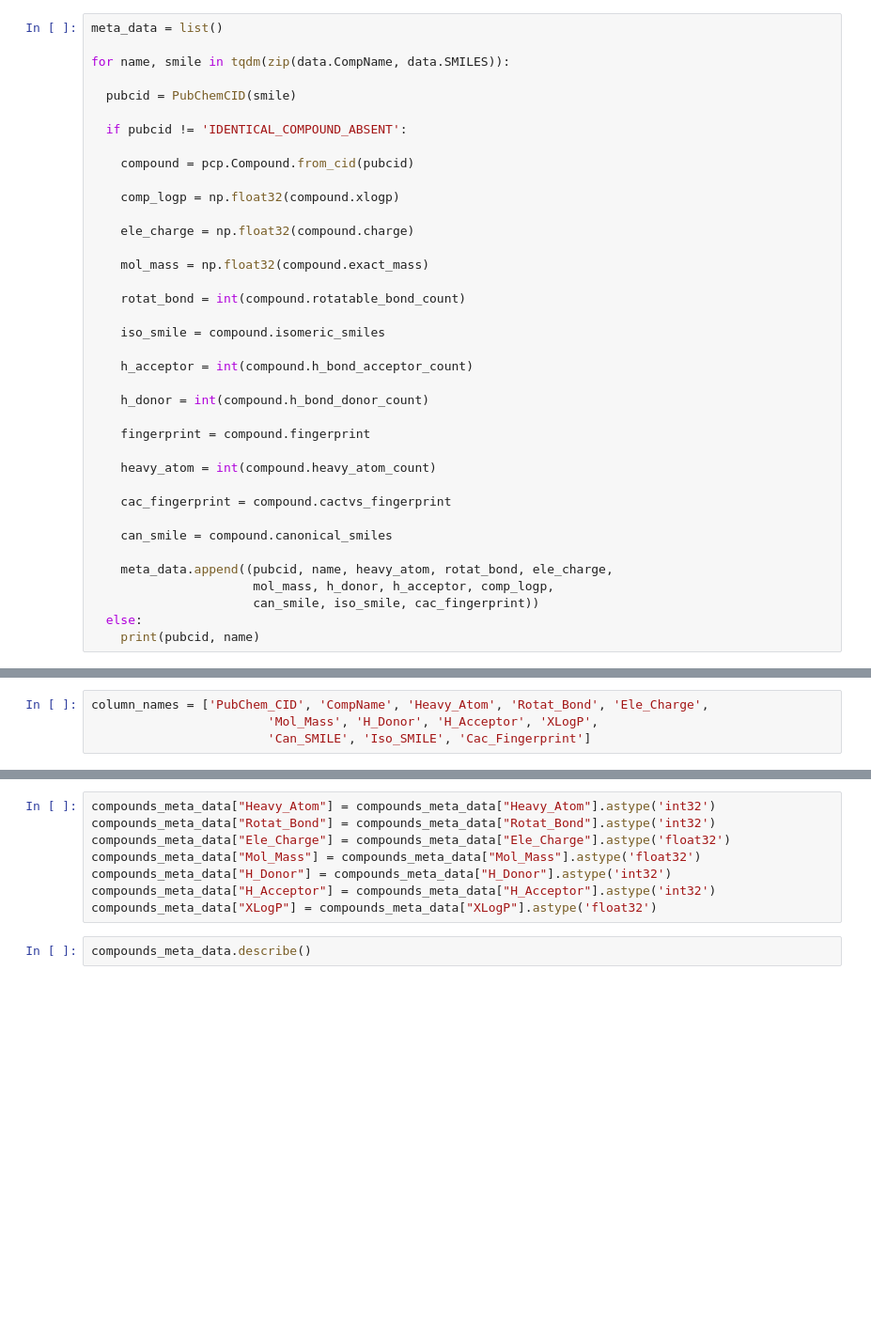
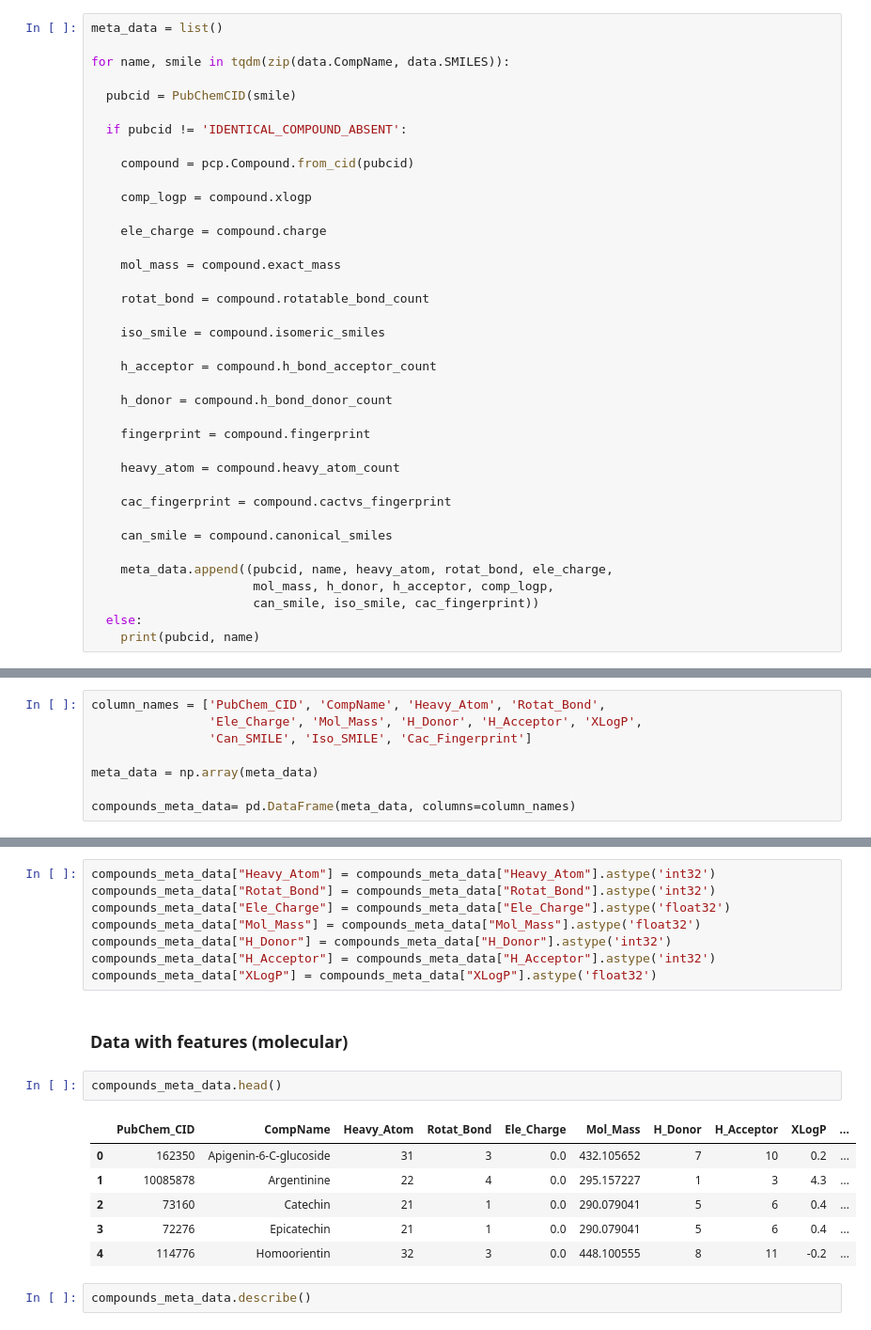
Before and after one commit to akshayonly/ML-Antioxidant-Antibacterial-IC50, a Jupyter notebook: ML_Antioxidant_Antibacterial_IC50.ipynb, the cells around one changed output, grey strips where cells are left out. Shown: that part at 94% size. Cells and saved outputs as stored; diff of their text form; blank space fills up the shorter version.

```diff
--- a/ML_Antioxidant_Antibacterial_IC50.ipynb
+++ b/ML_Antioxidant_Antibacterial_IC50.ipynb
@@ -83,23 +108,23 @@ for name, smile in tqdm(zip(data.CompName, data.SMILES)):
 
     compound = pcp.Compound.from_cid(pubcid)
 
-    comp_logp = np.float32(compound.xlogp)
+    comp_logp = compound.xlogp
 
-    ele_charge = np.float32(compound.charge)
+    ele_charge = compound.charge
 
-    mol_mass = np.float32(compound.exact_mass)
+    mol_mass = compound.exact_mass
 
-    rotat_bond = int(compound.rotatable_bond_count)
+    rotat_bond = compound.rotatable_bond_count
 
     iso_smile = compound.isomeric_smiles
 
-    h_acceptor = int(compound.h_bond_acceptor_count)
+    h_acceptor = compound.h_bond_acceptor_count
 
-    h_donor = int(compound.h_bond_donor_count)
+    h_donor = compound.h_bond_donor_count
 
     fingerprint = compound.fingerprint
 
-    heavy_atom = int(compound.heavy_atom_count)
+    heavy_atom = compound.heavy_atom_count
 
     cac_fingerprint = compound.cactvs_fingerprint
 
@@ -117,4 +140,8 @@ meta_data = np.array(meta_data)
 # %%
-column_names = ['PubChem_CID', 'CompName', 'Heavy_Atom', 'Rotat_Bond', 'Ele_Charge',
-                        'Mol_Mass', 'H_Donor', 'H_Acceptor', 'XLogP',
-                        'Can_SMILE', 'Iso_SMILE', 'Cac_Fingerprint']
+column_names = ['PubChem_CID', 'CompName', 'Heavy_Atom', 'Rotat_Bond',
+                'Ele_Charge', 'Mol_Mass', 'H_Donor', 'H_Acceptor', 'XLogP',
+                'Can_SMILE', 'Iso_SMILE', 'Cac_Fingerprint']
+
+meta_data = np.array(meta_data)
+
+compounds_meta_data= pd.DataFrame(meta_data, columns=column_names)
@@ -150,6 +153,17 @@ compounds_meta_data["Mol_Mass"] = compounds_meta_data["Mol_Mass"].astype('float3
 compounds_meta_data["H_Donor"] = compounds_meta_data["H_Donor"].astype('int32')
 compounds_meta_data["H_Acceptor"] = compounds_meta_data["H_Acceptor"].astype('int32')
 compounds_meta_data["XLogP"] = compounds_meta_data["XLogP"].astype('float32')
+# %% [markdown]
+### Data with features (molecular)
+# %%
+compounds_meta_data.head()
+# %% [output]
+|  | PubChem_CID | CompName | Heavy_Atom | Rotat_Bond | Ele_Charge | Mol_Mass | H_Donor | H_Acceptor | XLogP | ... |
+| 0 | 162350 | Apigenin-6-C-glucoside | 31 | 3 | 0.0 | 432.105652 | 7 | 10 | 0.2 | ... |
+| 1 | 10085878 | Argentinine | 22 | 4 | 0.0 | 295.157227 | 1 | 3 | 4.3 | ... |
+| 2 | 73160 | Catechin | 21 | 1 | 0.0 | 290.079041 | 5 | 6 | 0.4 | ... |
+| 3 | 72276 | Epicatechin | 21 | 1 | 0.0 | 290.079041 | 5 | 6 | 0.4 | ... |
+| 4 | 114776 | Homoorientin | 32 | 3 | 0.0 | 448.100555 | 8 | 11 | -0.2 | ... |
 # %%
 compounds_meta_data.describe()
 # %% [output]
```
Also changed, not shown: parts of 27 cells of this notebook.
